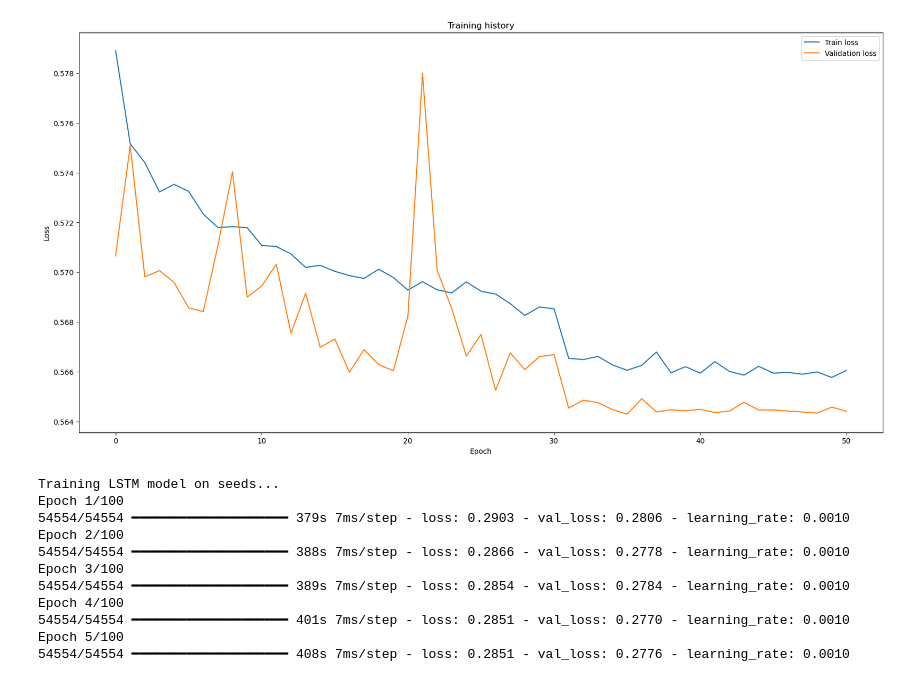
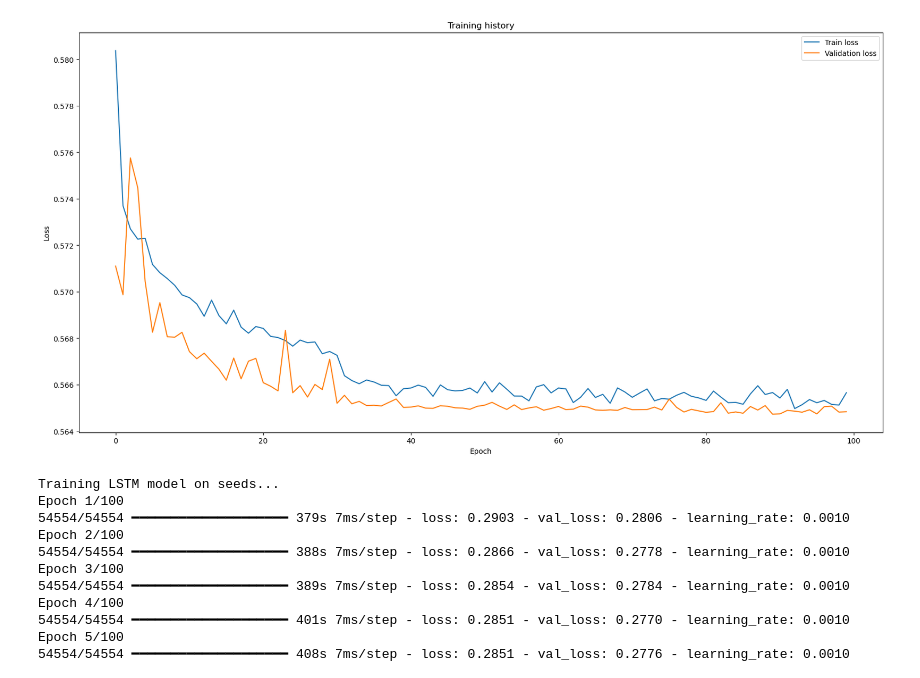
Before and after one commit to Mpkosh/network_hybrid_33, a Jupyter notebook: save_model_lstm.ipynb, the cells around one changed output. Drawn from its saved outputs; the diff is of its cells as text; code cells hidden in the pictures.

```diff
--- a/save_model_lstm.ipynb
+++ b/save_model_lstm.ipynb
@@ -103,7 +129,8 @@ def load_and_prepare_data(df_dir, seeds_number, window_size,
 def build_lstm_model(window_size, n_features,
                      lstm_units1=64, lstm_units2=64,
                      dropout_rate1=0.2, dropout_rate2=0.3,
-                     optimizer='rmsprop'):
+                     optimizer='adam'#'rmsprop'
+                    ):
     """
     Builds an LSTM model using the grid search best hyperparameters:
       - First LSTM layer units: 64 with recurrent dropout of 0.2
@@ -139,11 +166,12 @@ def train_lstm_model(X_train, y_train, X_val, y_val, window_size):
     Builds and trains the LSTM model with early stopping and a learning rate scheduler.
     """
     model = build_lstm_model(window_size, X_train.shape[2])
-    early_stop = EarlyStopping(monitor='val_loss', patience=15, restore_best_weights=True)
+    early_stop = EarlyStopping(monitor='val_loss', patience=15,
+                               restore_best_weights=True)
     history = model.fit(
         X_train, y_train,
         epochs=100,
-        batch_size=64,
+        batch_size=256,
         validation_data=(X_val, y_val),
         callbacks=[early_stop, LearningRateScheduler(lr_scheduler)],
         verbose=1
@@ -189,8 +217,8 @@ def train_and_save_model(seeds_dir, seeds_train, seeds_val,
     return model, scaler, training_time
 # %%
 seeds_dir='../hybrid_surrogate/sim_data/new_sw_100000/'
-model_file = 'sw100k_lstm_4_001_s10.keras'
-scaler_file = 'sw100k_lstm_4_001_s10.pkl'
+model_file = 'sw100k_lstm_4_001_s10a.keras'
+scaler_file = 'sw100k_lstm_4_001_s10a.pkl'
 
 seeds_train = pd.read_csv('train_files.csv').values[::10]
 seeds_val = pd.read_csv('val_files.csv').values[::10]
@@ -225,4 +253,4 @@ Training completed in 2334.96s
-[figure, old version]
+[figure, new version]
 # %%
 seeds_dir='../hybrid_surrogate/sim_data/new_ba_100000/'
 model_file = 'ba100k_lstm_4_001_full.keras'
```
Also changed, not shown: parts of 5 cells of this notebook, 20 other files.
